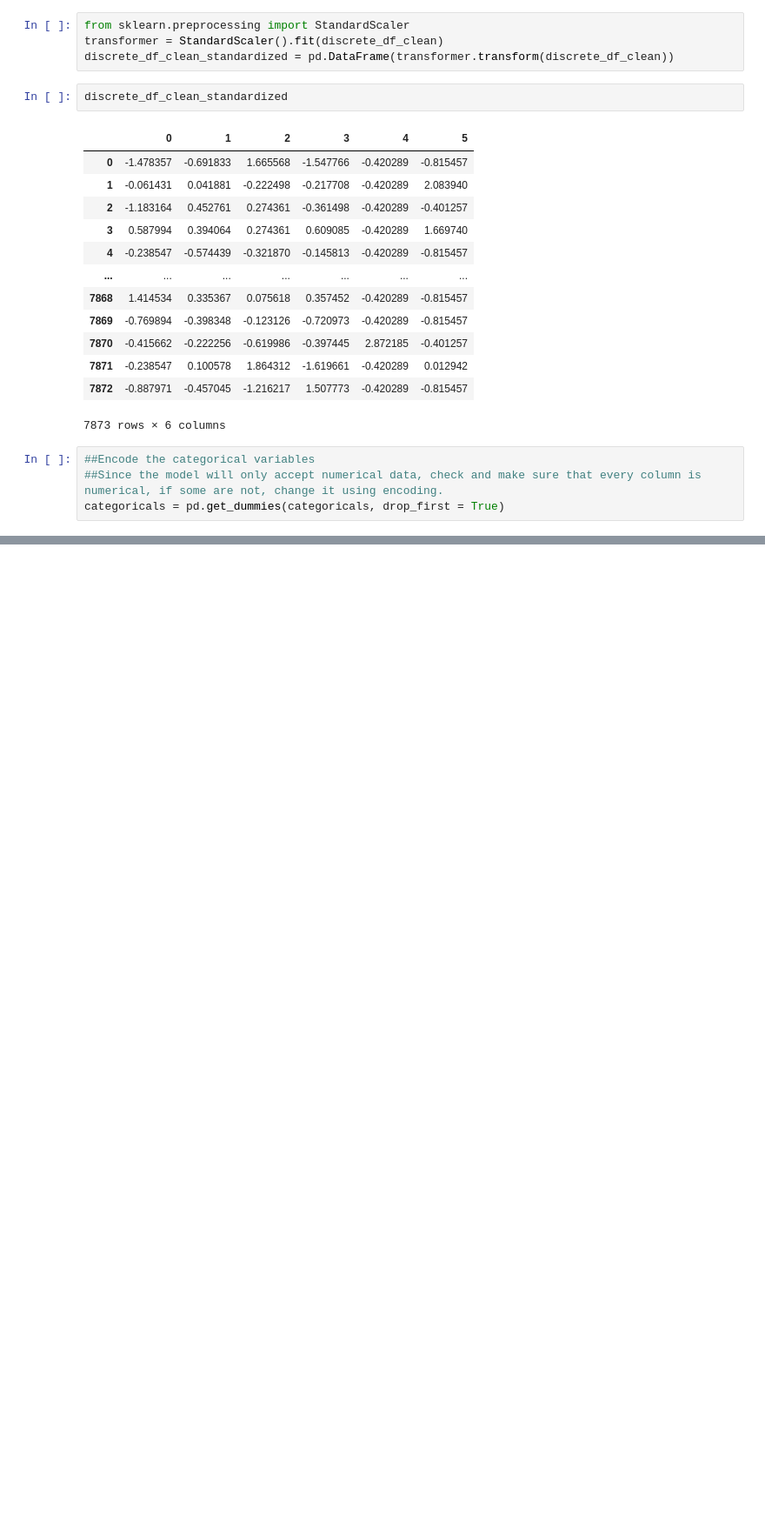
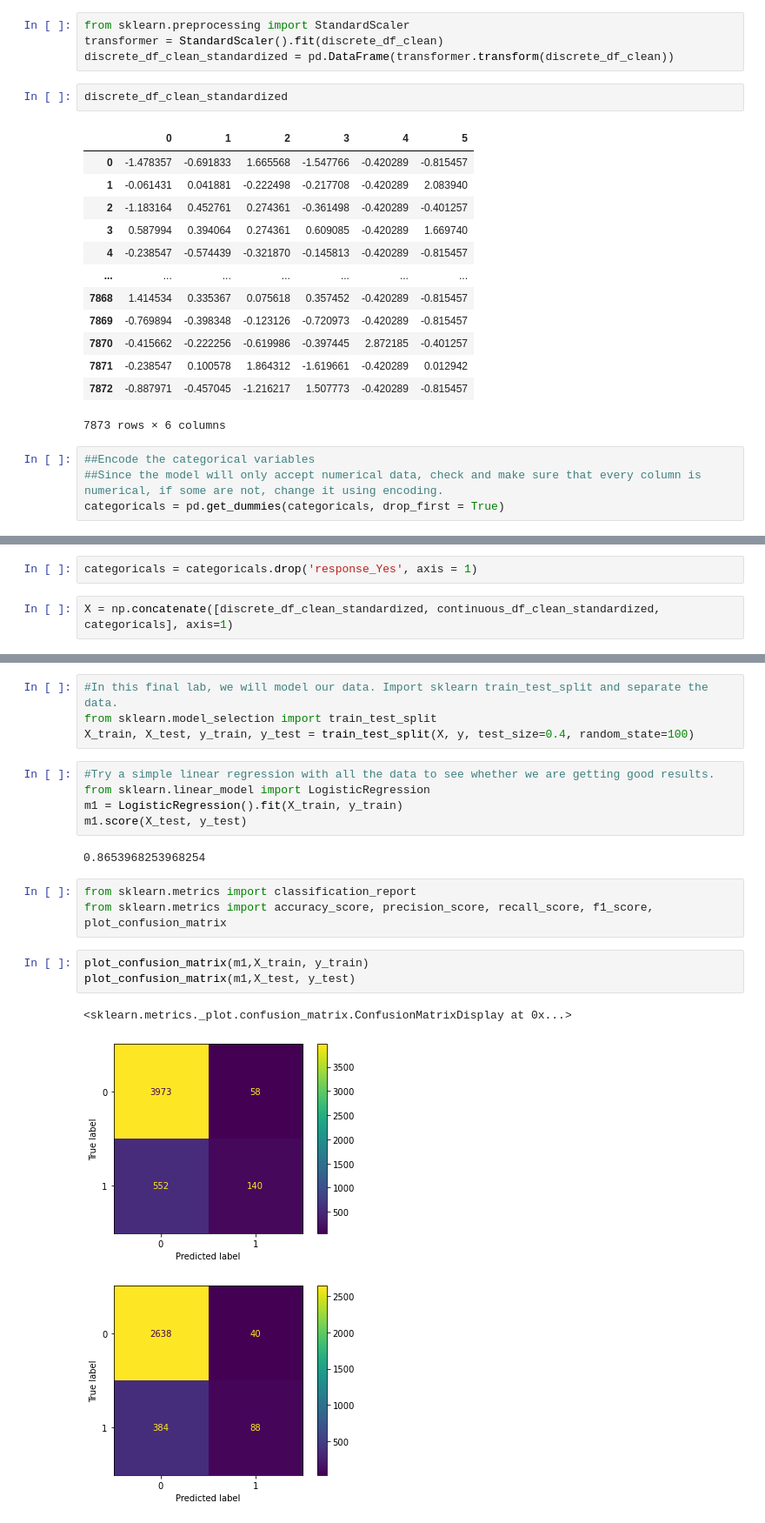
Before and after one commit to johanayf/lab-cleaning-numerical-data, a Jupyter notebook: files_for_lab/Lab | Logistic Regression.ipynb, the cells around one changed output, grey strips where cells are left out. Shown at 87% size. Cells and saved outputs as stored; diff of their text form; blank space fills up the shorter version.

Commit message:
Lab | Comparing regression models

```diff
--- a/files_for_lab/Lab | Logistic Regression.ipynb
+++ b/files_for_lab/Lab | Logistic Regression.ipynb
@@ -494,0 +527,4 @@ categoricals
+# %%
+categoricals = categoricals.drop('response_Yes', axis = 1)
+# %%
+X = np.concatenate([discrete_df_clean_standardized, continuous_df_clean_standardized, categoricals], axis=1)
@@ -494,0 +544,21 @@ categoricals
+# %%
+#In this final lab, we will model our data. Import sklearn train_test_split and separate the data.
+from sklearn.model_selection import train_test_split
+X_train, X_test, y_train, y_test = train_test_split(X, y, test_size=0.4, random_state=100)
+# %%
+#Try a simple linear regression with all the data to see whether we are getting good results.
+from sklearn.linear_model import LogisticRegression
+m1 = LogisticRegression().fit(X_train, y_train)
+m1.score(X_test, y_test)
+# %% [output]
+0.8653968253968254
+# %%
+from sklearn.metrics import classification_report
+from sklearn.metrics import accuracy_score, precision_score, recall_score, f1_score, plot_confusion_matrix
+# %%
+plot_confusion_matrix(m1,X_train, y_train)
+plot_confusion_matrix(m1,X_test, y_test)
+# %% [output]
+<sklearn.metrics._plot.confusion_matrix.ConfusionMatrixDisplay at 0x...>
+[figure, added]
+[figure, added]
```
Also changed, not shown: parts of 19 cells of this notebook.
